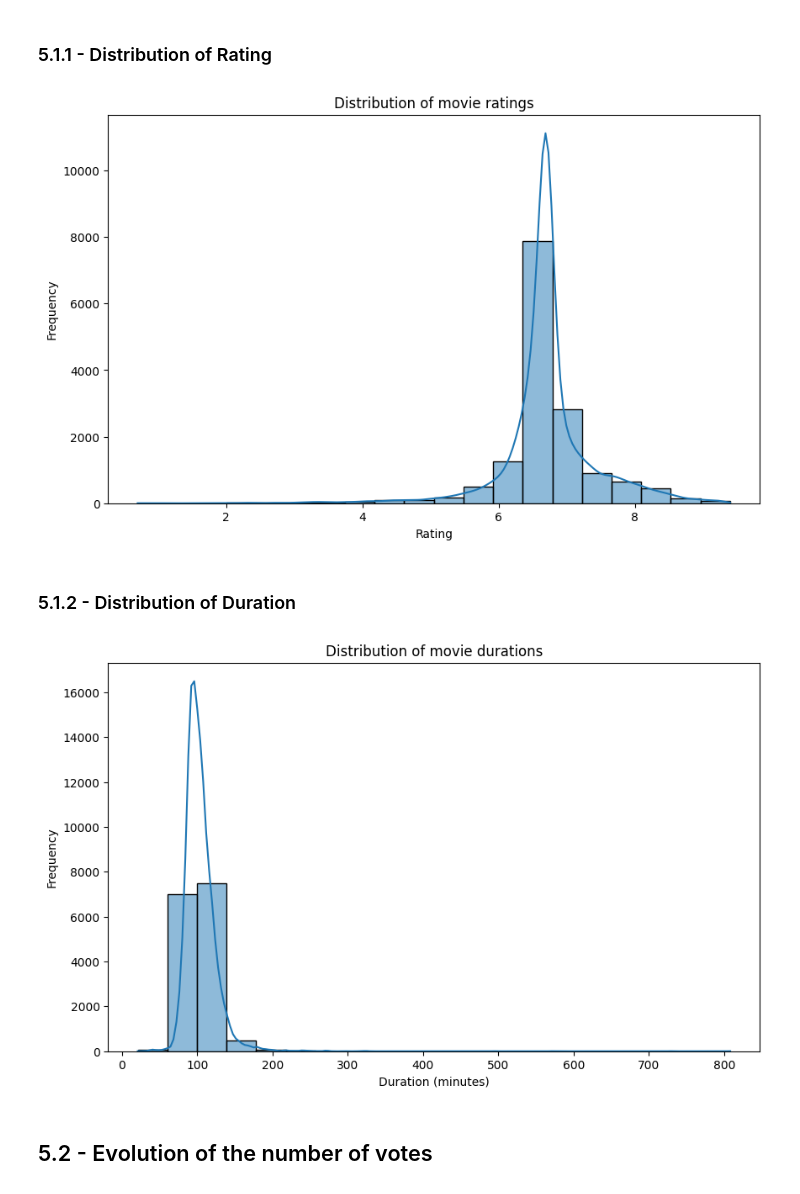
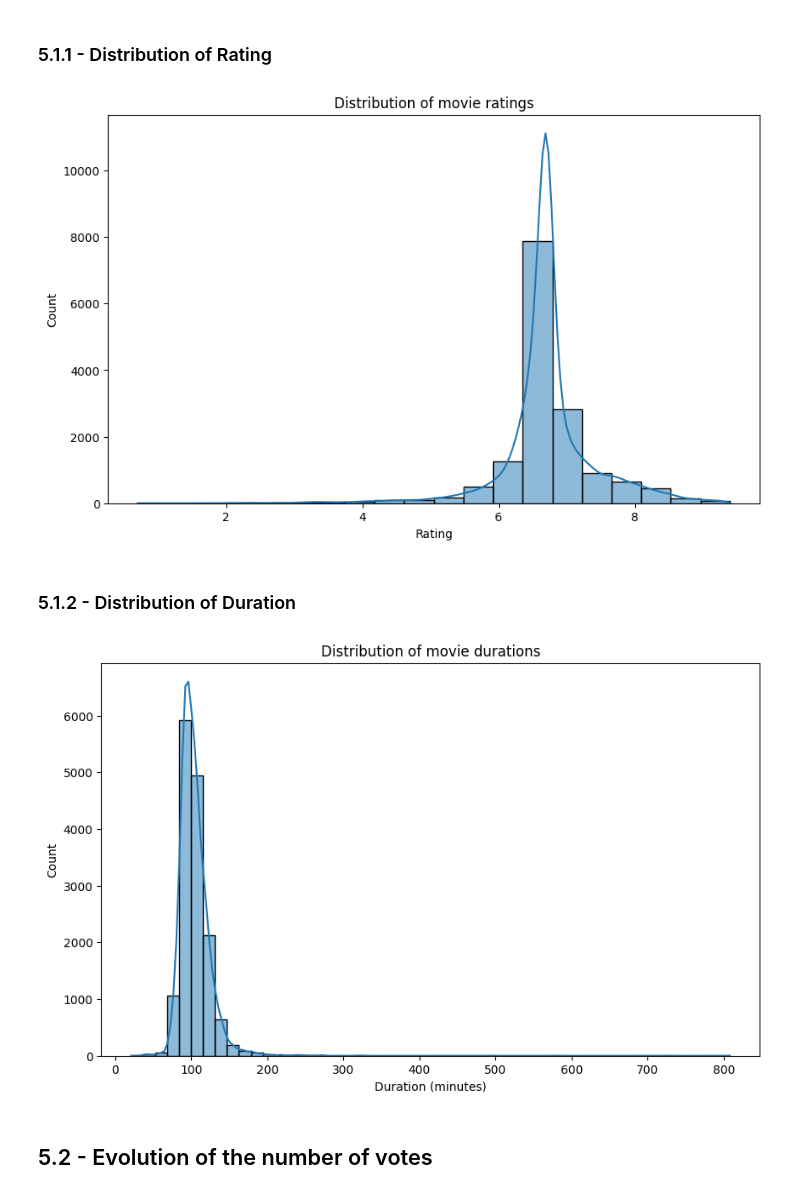
Before and after one commit to Thibaut5599/Analysis_MovieDataset, a Jupyter notebook: Movies_1910_2024.ipynb, the cells around one changed output. Cells and saved outputs as stored; diff of their text form; code cells hidden in the pictures.

Commit message:
Changed y-axis name of histograms

```diff
--- a/Movies_1910_2024.ipynb
+++ b/Movies_1910_2024.ipynb
@@ -825,22 +823,22 @@ plt.figure(figsize=(10, 6))
 sns.histplot(df["Rating"], bins=20, kde=True)
 plt.title("Distribution of movie ratings")
 plt.xlabel("Rating")
-plt.ylabel("Frequency")
+plt.ylabel("Count")
 plt.show()
 # %% [output]
-[figure, old version]
+[figure, new version]
 # %% [markdown]
 ### 5.1.2 - Distribution of Duration
 # %%
 # Histogram of duration
 plt.figure(figsize=(10, 6))
-sns.histplot(df["Duration in Minutes"], bins=20, kde=True)
+sns.histplot(df["Duration in Minutes"], bins=50, kde=True)
 plt.title("Distribution of movie durations")
 plt.xlabel("Duration (minutes)")
-plt.ylabel("Frequency")
+plt.ylabel("Count")
 plt.show()
 # %% [output]
-[figure, old version]
+[figure, new version]
 # %% [markdown]
 ## 5.2 - Evolution of the number of votes
 # %%
```
Also changed, not shown: parts of 2 cells of this notebook.
